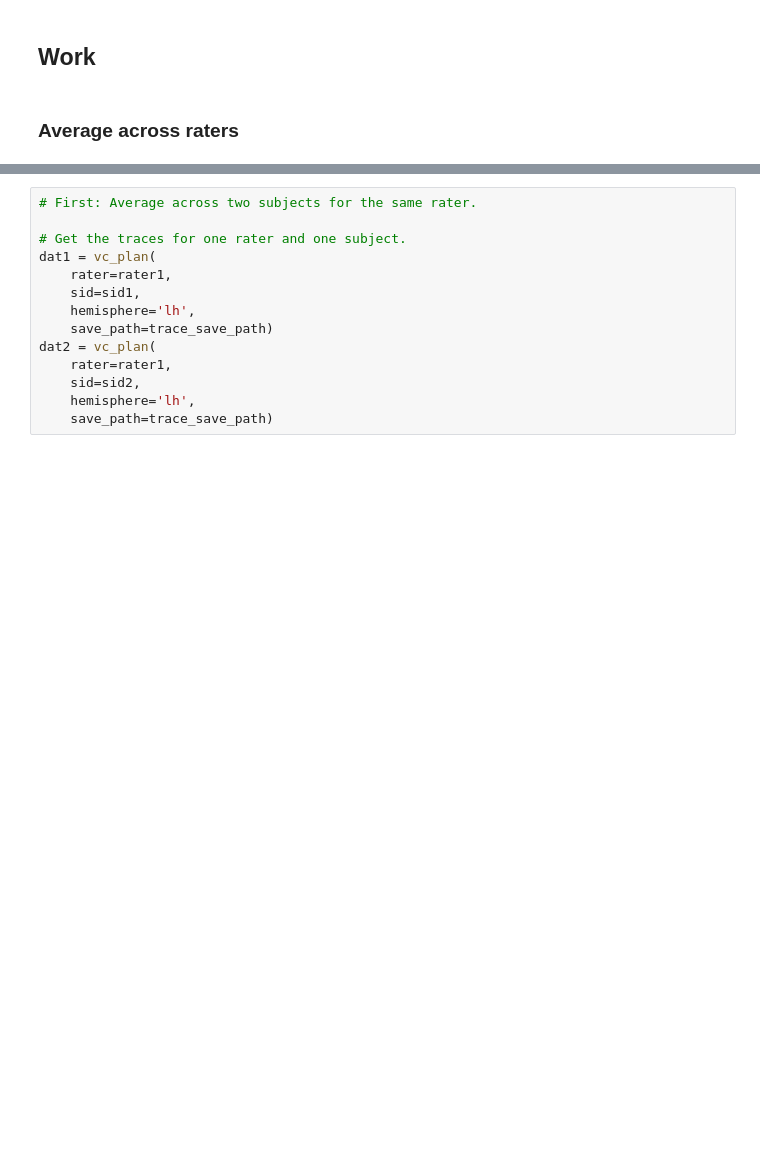
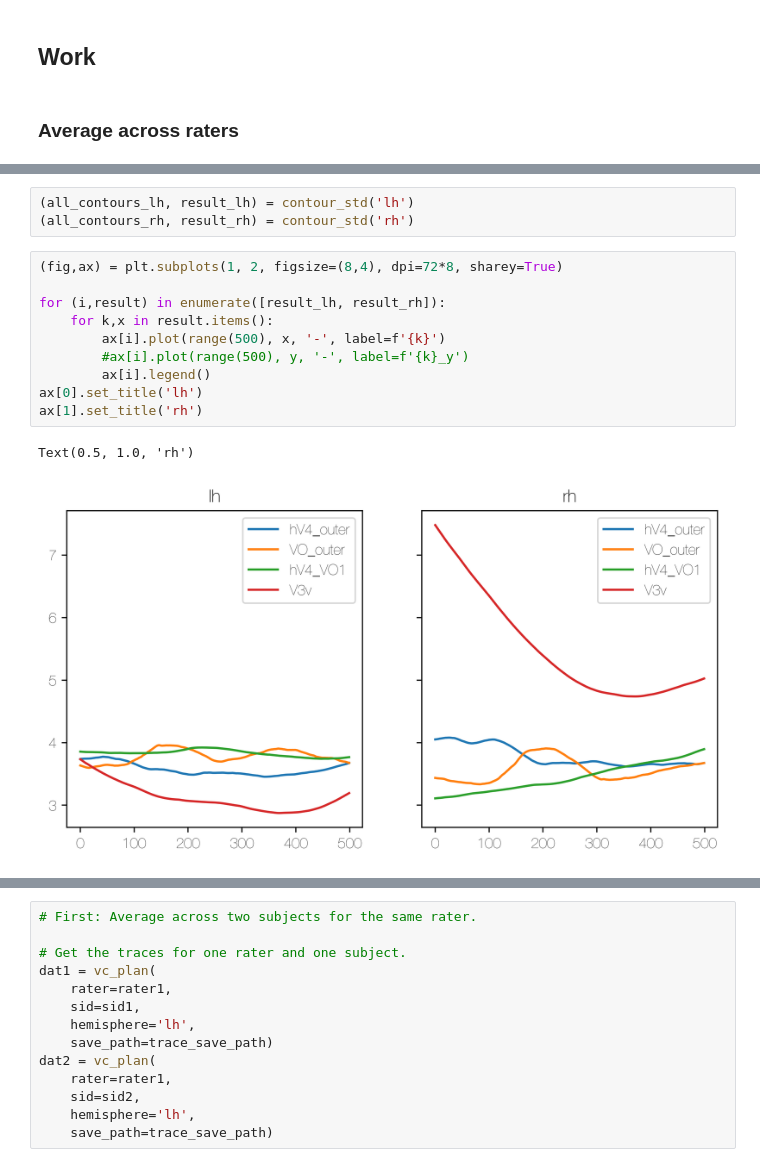
Before and after one commit to BrendaQiu/hcp-annot-vc, a Jupyter notebook: work/contours-on-flatmaps.ipynb, the cells around one changed output, grey strips where cells are left out. Saved outputs shown, nothing was run; the diff lists cells and outputs as text; blank space fills up the shorter version.

```diff
--- a/work/contours-on-flatmaps.ipynb
+++ b/work/contours-on-flatmaps.ipynb
@@ -203,0 +367,16 @@ JiyeongHa                                    surface_areas.csv
+# %%
+(all_contours_lh, result_lh) = contour_std('lh')
+(all_contours_rh, result_rh) = contour_std('rh')
+# %%
+(fig,ax) = plt.subplots(1, 2, figsize=(8,4), dpi=72*8, sharey=True)
+
+for (i,result) in enumerate([result_lh, result_rh]):
+    for k,x in result.items():
+        ax[i].plot(range(500), x, '-', label=f'{k}')
+        #ax[i].plot(range(500), y, '-', label=f'{k}_y')
+        ax[i].legend()
+ax[0].set_title('lh')
+ax[1].set_title('rh')
+# %% [output]
+Text(0.5, 1.0, 'rh')
+[figure, added]
```
Also changed, not shown: parts of 19 cells of this notebook.
